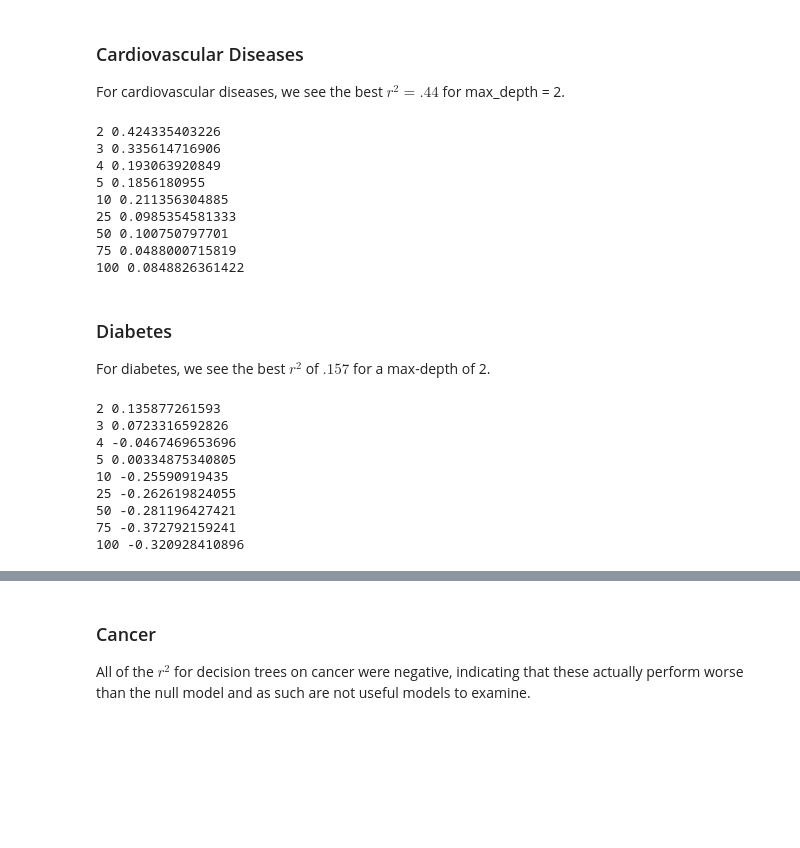
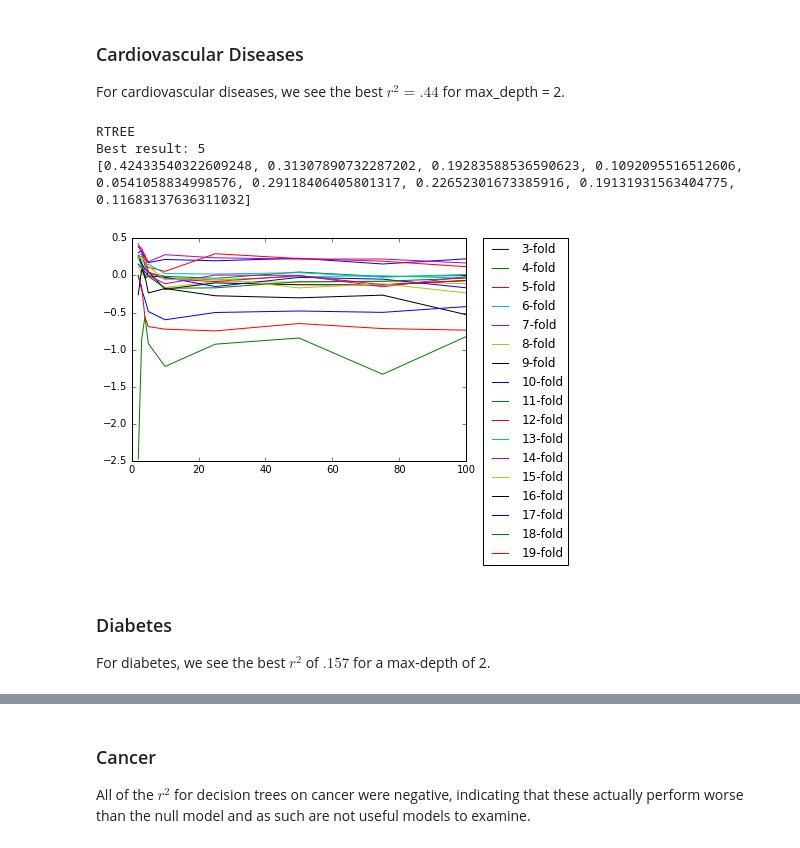
Before and after one commit to angierao/cs109a-project, a Jupyter notebook: Models.ipynb, the cells around one changed output, grey strips where cells are left out. Saved outputs shown, nothing was run; the diff lists cells and outputs as text; code cells hidden in the pictures; blank space fills up the shorter version.

Commit message:
added lots of graphs

```diff
--- a/Models.ipynb
+++ b/Models.ipynb
@@ -448,7 +389,3 @@ def ridge_k_fold_r_squared(x_train, y_train, num_folds, param_val):
 # %% [markdown]
 ### Cardiovascular Diseases
 Running Ridge regression on different values of alpha from .001 to 100 yields a top cross-validated $r^2$ score of .425, for alpha = 1.1
-# %%
-print "RIDGE"
-for alpha in [.001, .01, .1, .9,1,1.1,1.3,1.5,1.9,5, 10, 11, 100]:
-    print "cardio",alpha, ridge_k_fold_r_squared(x_df,cardio_df,5, alpha)
@@ -502,7 +424,3 @@ Best result: 6
 ### Diabetes
 
 Running Lasso on different values of alpha from .001 to 100 yields a top cross-validated $r^2$ score of .317, for alpha = 1
-# %%
-print "RIDGE"
-for alpha in [.001, .01, .1, .9, 1, 3, 5, 10, 100, 1000]:
-    print "diabetes",alpha, ridge_k_fold_r_squared(x_df,diabetes_df,4, alpha)
@@ -561,8 +467,3 @@ Ridge(alpha=1, copy_X=True, fit_intercept=True, max_iter=None, normalize=True,
 ### Cancer
 
 Running Ridge on different values of alpha from .001 to 100 yields a top cross-validated $r^2$ score of .18, for alpha = 5
-# %%
-print "RIDGE"
-
-for alpha in [.001, .01, .1, 1, 3, 4, 5, 10, 100, 1000]:
-    print "cancer",alpha, ridge_k_fold_r_squared(x_df,cancer_df,5, alpha)
@@ -656,33 +545,40 @@ def rtree_k_fold_r_squared(x_train, y_train, num_folds, param_val):
 ### Cardiovascular Diseases
 
 For cardiovascular diseases, we see the best $r^2 = .44$ for max_depth = 2.
-# %%
-for depth in [2, 3, 4, 5, 10, 25, 50, 75, 100]:
-    print depth, rtree_k_fold_r_squared(x_df,cardio_df,5, depth)
-# %% [output]
-2 0.424335403226
-3 0.335614716906
-4 0.193063920849
-5 0.1856180955
-10 0.211356304885
-25 0.0985354581333
-50 0.100750797701
-75 0.0488000715819
-100 0.0848826361422
+# %%
+print "RTREE"
+#for folds in range(3, 32):
+    #if folds == 27 or folds == 28:
+        #continue
+depths = [2, 3, 4, 5, 10, 25, 50, 75, 100]
+cv_r2 = []
+maxr2 = 0
+bestfolds = 0
+minfolds = 3
+
+for folds in range(minfolds, 20):
+    temp = []
+    for depth in depths:
+        temp.append(rtree_k_fold_r_squared(x_df,cardio_df,folds, depth))
+    localmax = max(temp)
+    if localmax > maxr2:
+        maxr2 = localmax
+        bestfolds = folds
+    cv_r2.append(temp)
+print 'Best result:', bestfolds
+print cv_r2[bestfolds-minfolds]
+
+for i in range(minfolds, 20):
+    plt.plot(depths, cv_r2[i-minfolds], label = str(i) + '-fold')
+plt.legend(bbox_to_anchor=(1.05, 1), loc=2, borderaxespad=0.)
+#plt.xscale("log", nonposx='clip')
+plt.show()
+# %% [output]
+RTREE
+Best result: 5
+[0.42433540322609248, 0.31307890732287202, 0.19283588536590623, 0.1092095516512606, 0.0541058834998576, 0.29118406405801317, 0.22652301673385916, 0.19131931563404775, 0.11683137636311032]
+[figure, added]
 # %% [markdown]
 ### Diabetes
 
 For diabetes, we see the best $r^2$ of $.157$ for a max-depth of 2.
-# %%
-for depth in [2, 3, 4, 5, 10, 25, 50, 75, 100]:
-    print depth, rtree_k_fold_r_squared(x_df,diabetes_df,5, depth)
-# %% [output]
-2 0.135877261593
-3 0.0723316592826
-4 -0.0467469653696
-5 0.00334875340805
-10 -0.25590919435
-25 -0.262619824055
-50 -0.281196427421
-75 -0.372792159241
-100 -0.320928410896
```
Also changed, not shown: parts of 12 cells of this notebook.
